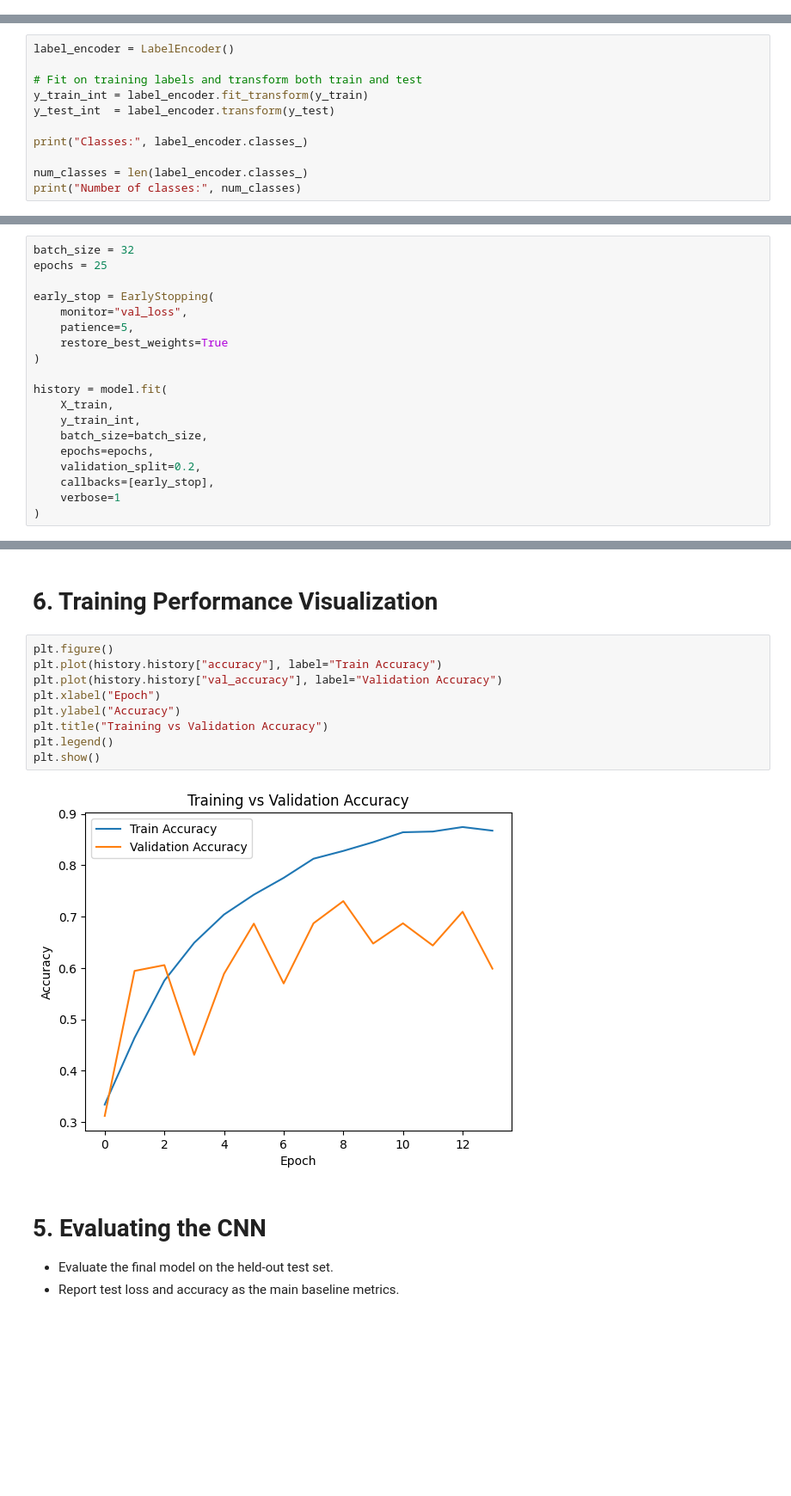
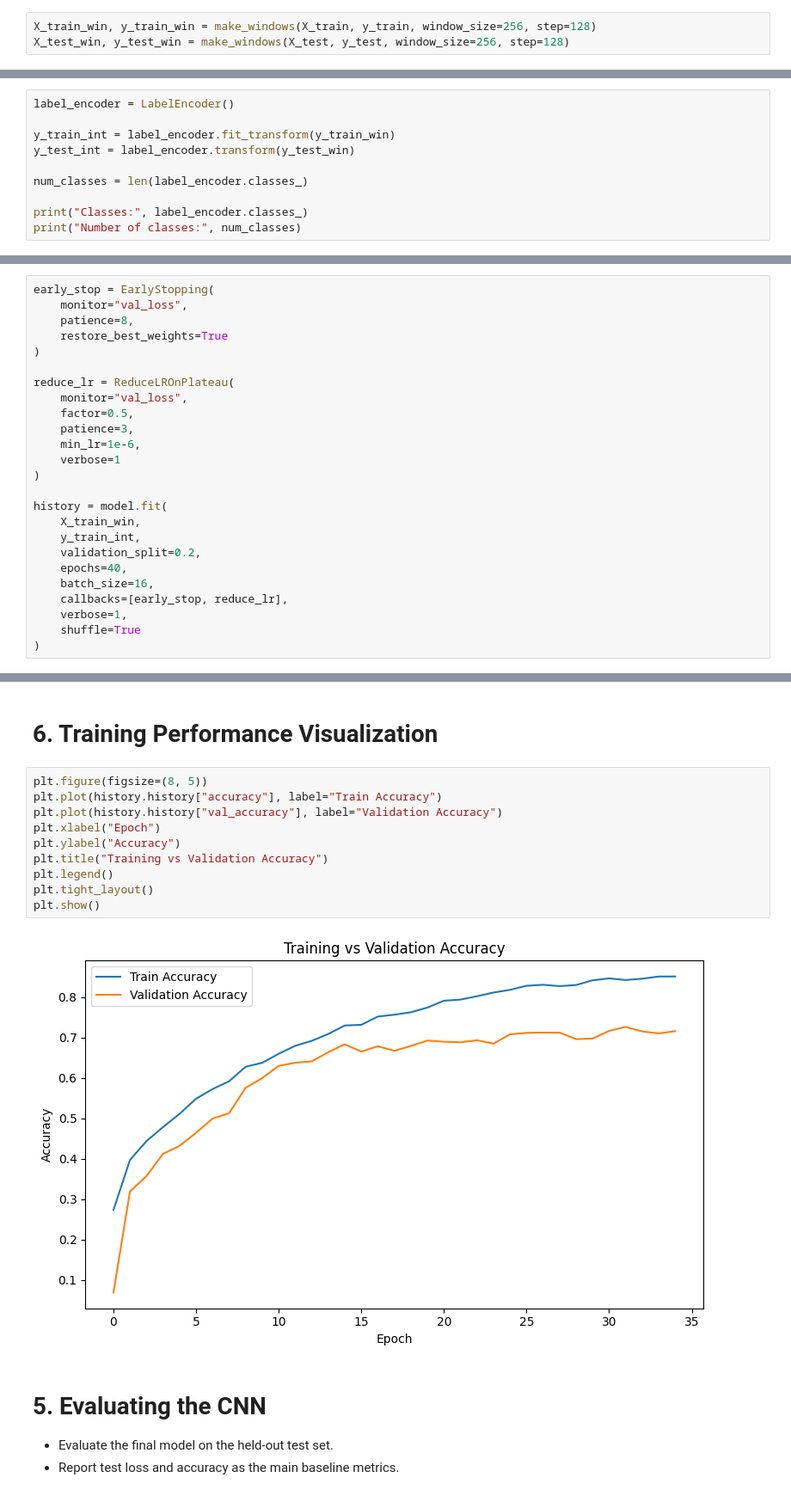
Before and after one commit to AlexGithub3427/music-genre-classification, a Jupyter notebook: CNN_model.ipynb, the cells around one changed output, grey strips where cells are left out. Shown at 86% size. Saved outputs shown, nothing was run; the diff lists cells and outputs as text; blank space fills up the shorter version.

```diff
--- a/CNN_model.ipynb
+++ b/CNN_model.ipynb
@@ -20 +41,4 @@ y_test  = np.load("y_test.npy")
+# %%
+X_train_win, y_train_win = make_windows(X_train, y_train, window_size=256, step=128)
+X_test_win, y_test_win = make_windows(X_test, y_test, window_size=256, step=128)
 # %%
@@ -34,13 +63,12 @@ X_test  = X_test.astype("float32")
 # %%
 label_encoder = LabelEncoder()
 
-# Fit on training labels and transform both train and test
-y_train_int = label_encoder.fit_transform(y_train)
-y_test_int  = label_encoder.transform(y_test)
+y_train_int = label_encoder.fit_transform(y_train_win)
+y_test_int = label_encoder.transform(y_test_win)
+
+num_classes = len(label_encoder.classes_)
 
 print("Classes:", label_encoder.classes_)
-
-num_classes = len(label_encoder.classes_)
 print("Number of classes:", num_classes)
 # %% [output]
 Classes: ['blues' 'classical' 'country' 'disco' 'hiphop' 'jazz' 'metal' 'pop'
@@ -136,19 +176,25 @@ Model: "sequential"
 # %%
-batch_size = 32
-epochs = 25
-
 early_stop = EarlyStopping(
     monitor="val_loss",
-    patience=5,
+    patience=8,
     restore_best_weights=True
 )
 
-history = model.fit(
-    X_train,
-    y_train_int,
-    batch_size=batch_size,
-    epochs=epochs,
-    validation_split=0.2,
-    callbacks=[early_stop],
+reduce_lr = ReduceLROnPlateau(
+    monitor="val_loss",
+    factor=0.5,
+    patience=3,
+    min_lr=1e-6,
     verbose=1
 )
+
+history = model.fit(
+    X_train_win,
+    y_train_int,
+    validation_split=0.2,
+    epochs=40,
+    batch_size=16,
+    callbacks=[early_stop, reduce_lr],
+    verbose=1,
+    shuffle=True
+)
@@ -175,16 +201,17 @@ Epoch 14/25
 # %% [markdown]
 # 6. Training Performance Visualization
 # %%
-plt.figure()
+plt.figure(figsize=(8, 5))
 plt.plot(history.history["accuracy"], label="Train Accuracy")
 plt.plot(history.history["val_accuracy"], label="Validation Accuracy")
 plt.xlabel("Epoch")
 plt.ylabel("Accuracy")
 plt.title("Training vs Validation Accuracy")
 plt.legend()
+plt.tight_layout()
 plt.show()
 # %% [output]
-[figure, old version]
+[figure, new version]
 # %% [markdown]
 # 5. Evaluating the CNN
 
```
Also changed, not shown: parts of 15 cells of this notebook.
